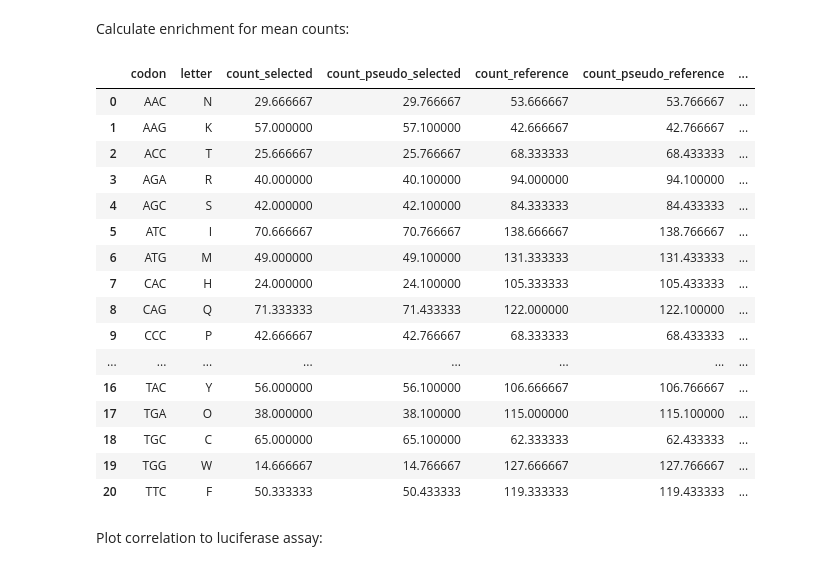
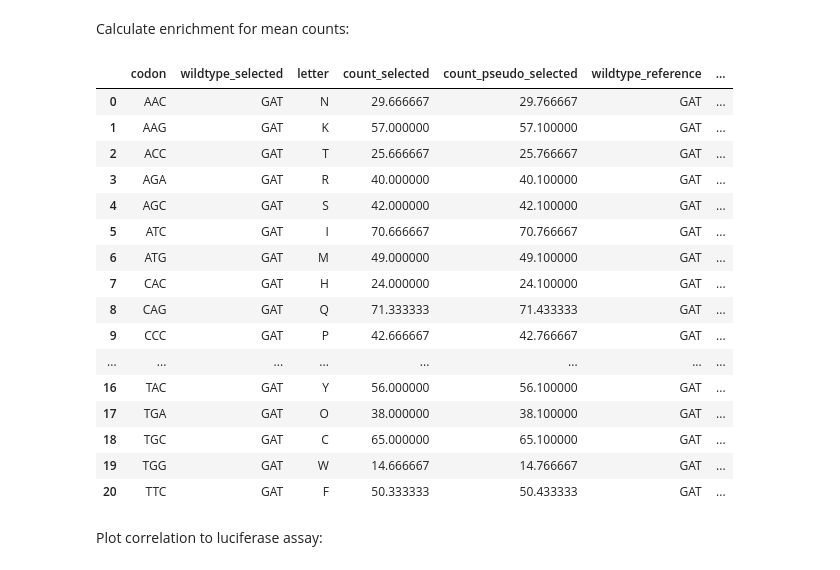
Before and after one commit to dbacsik/ns5_small_mutagenesis, a Jupyter notebook: site_734/comparisons/site_734_late_sorted_v_late_notSorted.py.ipynb, the cells around one changed output. Cells and saved outputs as stored; diff of their text form; code cells hidden in the pictures.

```diff
--- a/site_734/comparisons/site_734_late_sorted_v_late_notSorted.py.ipynb
+++ b/site_734/comparisons/site_734_late_sorted_v_late_notSorted.py.ipynb
@@ -145,29 +147,31 @@ Calculate enrichment for mean counts:
 # %%
 lib = "mean"
 
 enrichment_df = calculate_enrichment(
     codon_counts,
+    734,
+    "D",
     selected_sample=f'{lib}-gDNA-{stage}-{sort_status}',
     reference_sample=f'{lib}-gDNA-late-notSorted')
 display(enrichment_df)
 # %% [output]
-|  | codon | letter | count_selected | count_pseudo_selected | count_reference | count_pseudo_reference | ... |
-| 0 | AAC | N | 29.666667 | 29.766667 | 53.666667 | 53.766667 | ... |
-| 1 | AAG | K | 57.000000 | 57.100000 | 42.666667 | 42.766667 | ... |
-| 2 | ACC | T | 25.666667 | 25.766667 | 68.333333 | 68.433333 | ... |
-| 3 | AGA | R | 40.000000 | 40.100000 | 94.000000 | 94.100000 | ... |
-| 4 | AGC | S | 42.000000 | 42.100000 | 84.333333 | 84.433333 | ... |
-| 5 | ATC | I | 70.666667 | 70.766667 | 138.666667 | 138.766667 | ... |
-| 6 | ATG | M | 49.000000 | 49.100000 | 131.333333 | 131.433333 | ... |
-| 7 | CAC | H | 24.000000 | 24.100000 | 105.333333 | 105.433333 | ... |
-| 8 | CAG | Q | 71.333333 | 71.433333 | 122.000000 | 122.100000 | ... |
-| 9 | CCC | P | 42.666667 | 42.766667 | 68.333333 | 68.433333 | ... |
+|  | codon | wildtype_selected | letter | count_selected | count_pseudo_selected | wildtype_reference | ... |
+| 0 | AAC | GAT | N | 29.666667 | 29.766667 | GAT | ... |
+| 1 | AAG | GAT | K | 57.000000 | 57.100000 | GAT | ... |
+| 2 | ACC | GAT | T | 25.666667 | 25.766667 | GAT | ... |
+| 3 | AGA | GAT | R | 40.000000 | 40.100000 | GAT | ... |
+| 4 | AGC | GAT | S | 42.000000 | 42.100000 | GAT | ... |
+| 5 | ATC | GAT | I | 70.666667 | 70.766667 | GAT | ... |
+| 6 | ATG | GAT | M | 49.000000 | 49.100000 | GAT | ... |
+| 7 | CAC | GAT | H | 24.000000 | 24.100000 | GAT | ... |
+| 8 | CAG | GAT | Q | 71.333333 | 71.433333 | GAT | ... |
+| 9 | CCC | GAT | P | 42.666667 | 42.766667 | GAT | ... |
 | ... | ... | ... | ... | ... | ... | ... | ... |
-| 16 | TAC | Y | 56.000000 | 56.100000 | 106.666667 | 106.766667 | ... |
-| 17 | TGA | O | 38.000000 | 38.100000 | 115.000000 | 115.100000 | ... |
-| 18 | TGC | C | 65.000000 | 65.100000 | 62.333333 | 62.433333 | ... |
-| 19 | TGG | W | 14.666667 | 14.766667 | 127.666667 | 127.766667 | ... |
-| 20 | TTC | F | 50.333333 | 50.433333 | 119.333333 | 119.433333 | ... |
+| 16 | TAC | GAT | Y | 56.000000 | 56.100000 | GAT | ... |
+| 17 | TGA | GAT | O | 38.000000 | 38.100000 | GAT | ... |
+| 18 | TGC | GAT | C | 65.000000 | 65.100000 | GAT | ... |
+| 19 | TGG | GAT | W | 14.666667 | 14.766667 | GAT | ... |
+| 20 | TTC | GAT | F | 50.333333 | 50.433333 | GAT | ... |
 # %% [markdown]
 Plot correlation to luciferase assay:
 # %%
```
Also changed, not shown: parts of 2 cells of this notebook, 8 other files.
